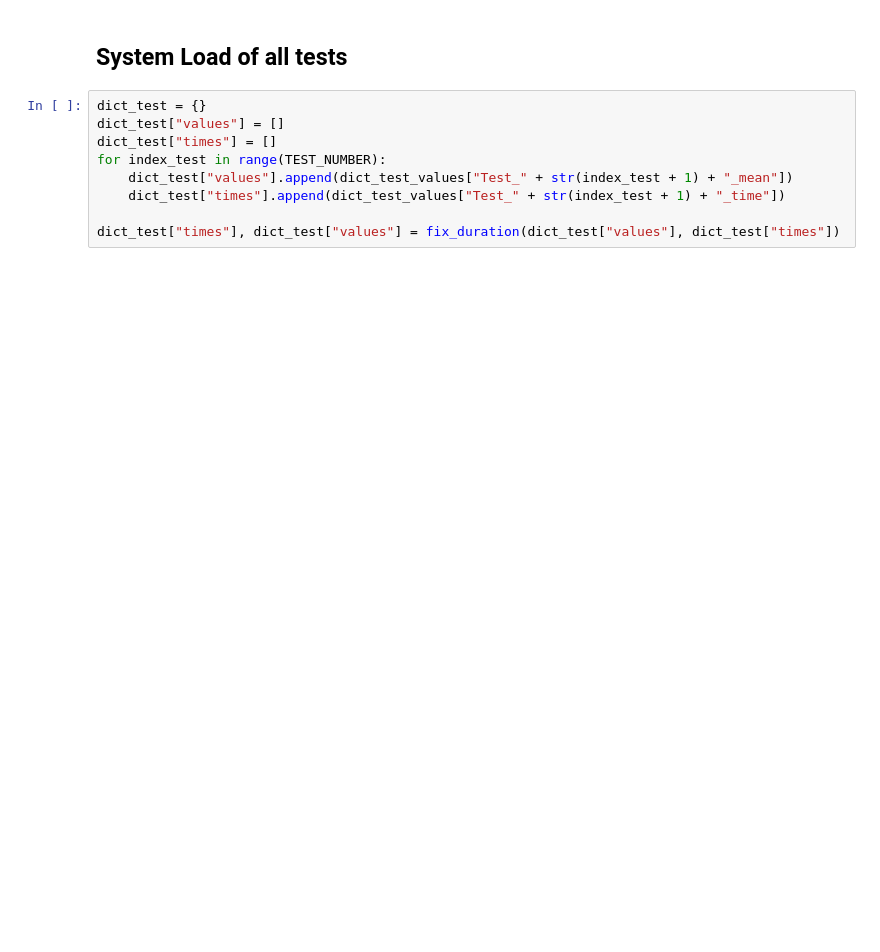
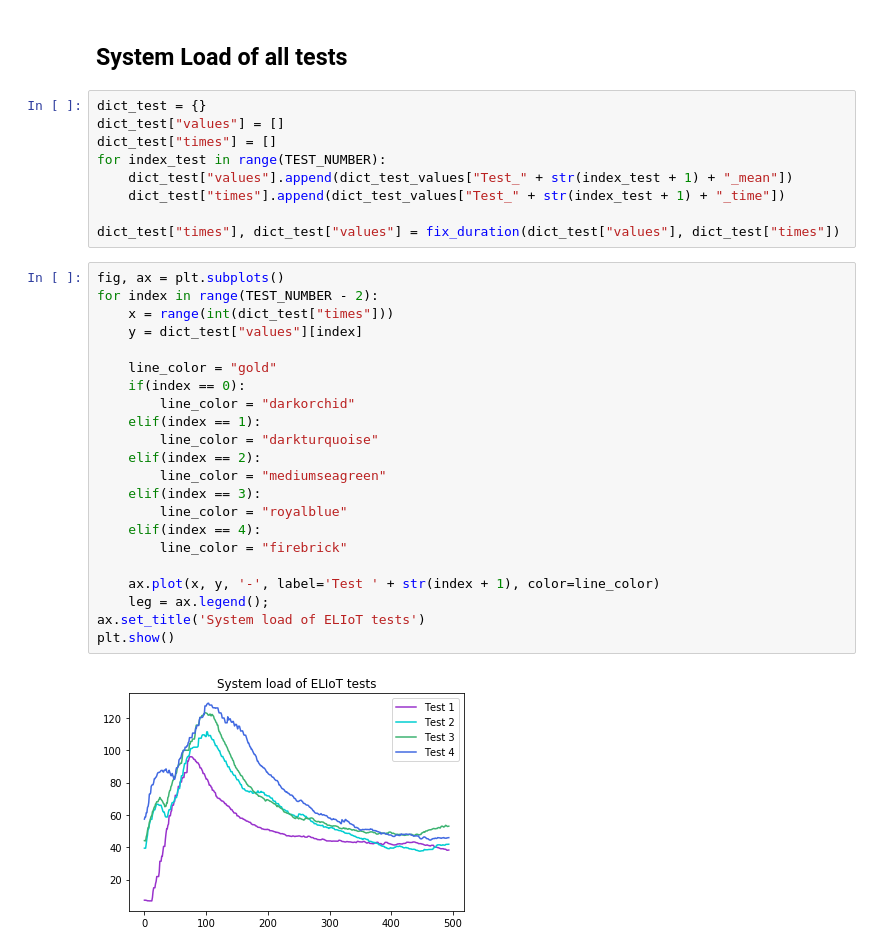
Before and after one commit to ricCap/ELIoT, a Jupyter notebook: stats/stats.ipynb, the cells around one changed output. Cells and saved outputs as stored; diff of their text form; blank space fills up the shorter version.

```diff
--- a/stats/stats.ipynb
+++ b/stats/stats.ipynb
@@ -261,6 +261,30 @@ for index_test in range(TEST_NUMBER):
     dict_test["times"].append(dict_test_values["Test_" + str(index_test + 1) + "_time"])
 
 dict_test["times"], dict_test["values"] = fix_duration(dict_test["values"], dict_test["times"])
+# %%
+fig, ax = plt.subplots()
+for index in range(TEST_NUMBER - 2):
+    x = range(int(dict_test["times"]))
+    y = dict_test["values"][index]
+
+    line_color = "gold"
+    if(index == 0):
+        line_color = "darkorchid"
+    elif(index == 1):
+        line_color = "darkturquoise"
+    elif(index == 2):
+        line_color = "mediumseagreen"
+    elif(index == 3):
+        line_color = "royalblue"
+    elif(index == 4):
+        line_color = "firebrick"
+
+    ax.plot(x, y, '-', label='Test ' + str(index + 1), color=line_color)
+    leg = ax.legend();
+ax.set_title('System load of ELIoT tests')
+plt.show()
+# %% [output]
+[figure, added]
 # %%
 fig, ax = plt.subplots()
 for index in range(TEST_NUMBER):
```
Also changed, not shown: parts of 4 cells of this notebook.
